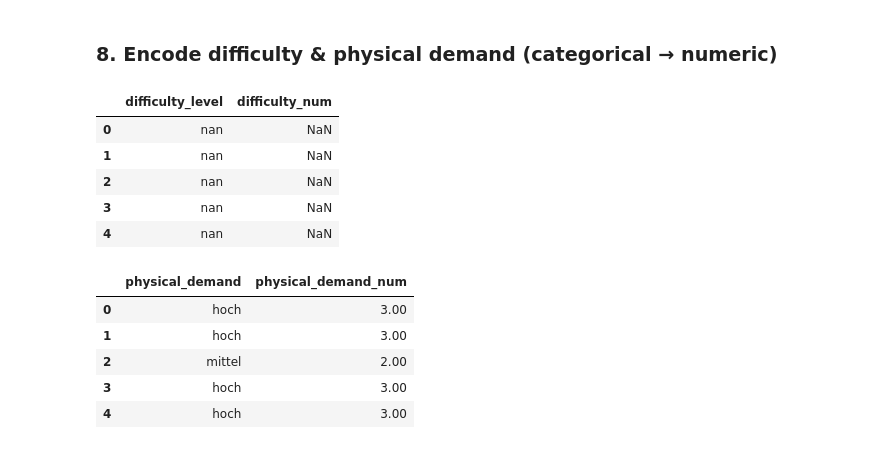
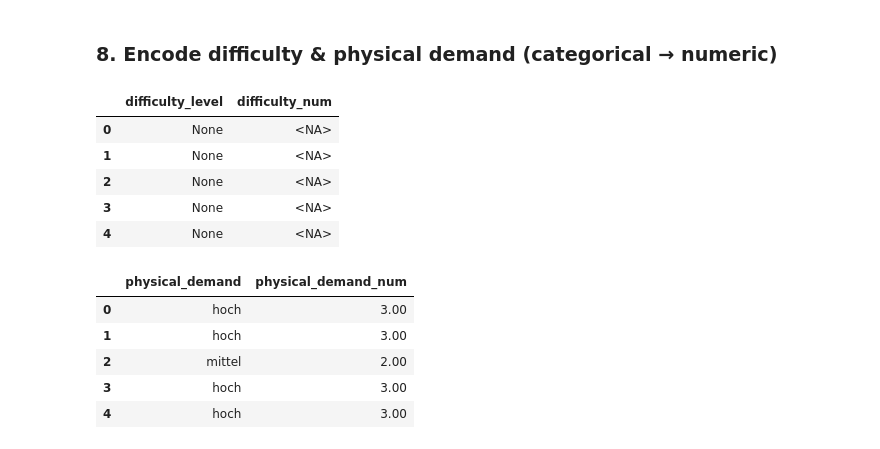
Before and after one commit to ganemmah/Schweizer_Wanderwege, a Jupyter notebook: 02_data_preparation.ipynb, the cells around one changed output. Cells and saved outputs as stored; diff of their text form; code cells hidden in the pictures.

```diff
--- a/02_data_preparation.ipynb
+++ b/02_data_preparation.ipynb
@@ -229,28 +228,43 @@ df[["location", "area", "region", "canton"]].head()
 # %%
 # -----------------------------------------------------------
 # Convert categorical difficulty levels to numeric values
 # Example: T1→1, T2→2, ..., T6→6
 # WICHTIG: difficulty_level bleibt mit T-Präfix (z.B. "T2")
 # -----------------------------------------------------------
 
 difficulty_map = {
     "T1": 1, "T2": 2, "T3": 3,
     "T4": 4, "T5": 5, "T6": 6
 }
 
-# Normalisiere nur Whitespace, entferne NICHT das T
-df["difficulty_level"] = df["difficulty_level"].astype(str).str.strip().str.replace(r'\s+', '', regex=True)
-df["difficulty_num"] = df["difficulty_level"].map(difficulty_map)
+def clean_difficulty_level(x):
+    """
+    Entfernt Whitespaces, normalisiert auf Großbuchstaben und
+    gibt None zurück, wenn kein gültiges T1..T6 vorhanden ist.
+    """
+    if pd.isna(x):
+        return None
+    s = re.sub(r'\s+', '', str(x))
+    if s == "" or s.lower() == "nan":
+        return None
+    s = s.upper()
+    return s if re.match(r"^T[1-6]$", s) else None
+
+# Anwenden: difficulty_level wird jetzt None statt 'nan'/'NaN' als String
+df["difficulty_level"] = df["difficulty_level"].apply(clean_difficulty_level)
+
+# difficulty_num als nullable Integer (pd.NA -> SQL NULL)
+df["difficulty_num"] = df["difficulty_level"].map(difficulty_map).astype("Int64")
 
 
 df[["difficulty_level", "difficulty_num"]].head()
 # %% [output]
 |  | difficulty_level | difficulty_num |
-| 0 | nan | NaN |
-| 1 | nan | NaN |
-| 2 | nan | NaN |
-| 3 | nan | NaN |
-| 4 | nan | NaN |
+| 0 | None | <NA> |
+| 1 | None | <NA> |
+| 2 | None | <NA> |
+| 3 | None | <NA> |
+| 4 | None | <NA> |
 # %%
 # -----------------------------------------------------------
 # Convert "leicht/mittel/hoch" to numeric 1/2/3
```
Also changed, not shown: parts of 2 cells of this notebook, 3 other files.
